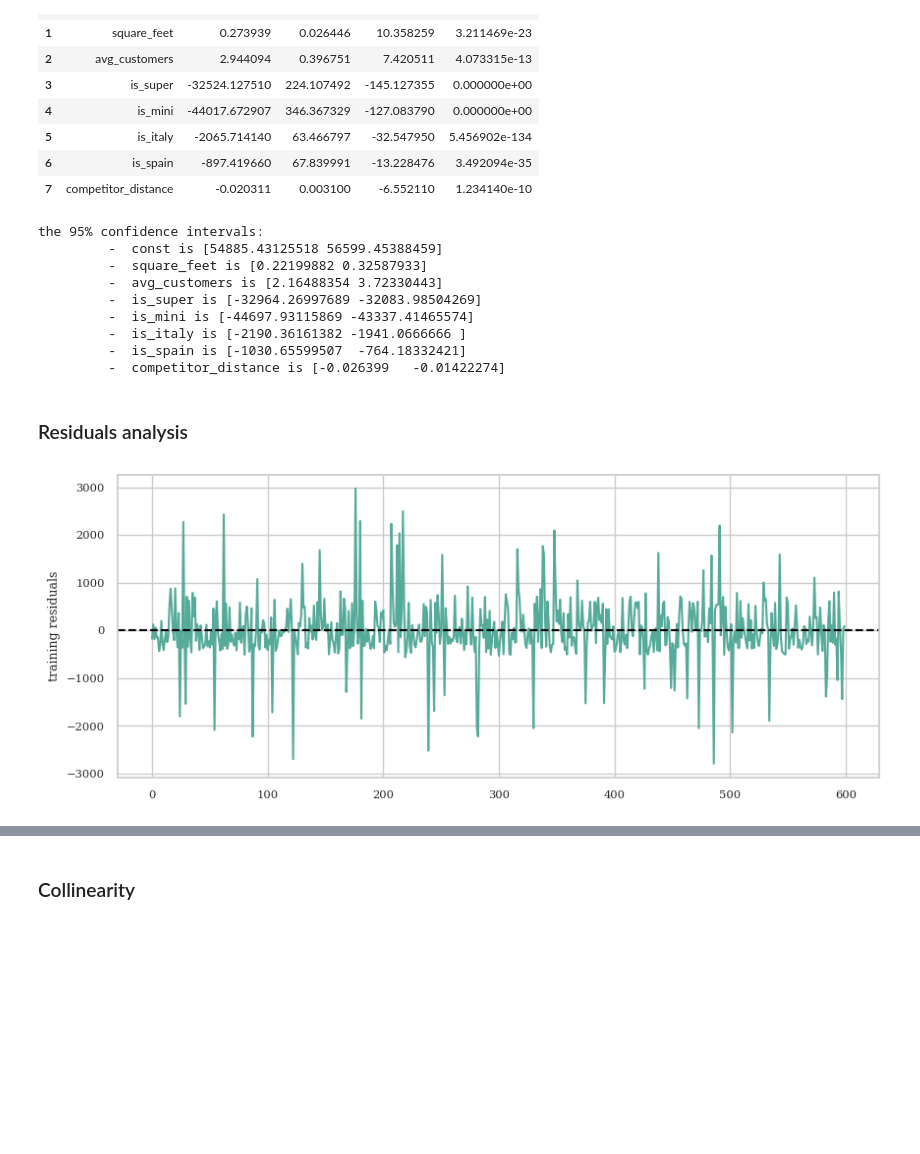
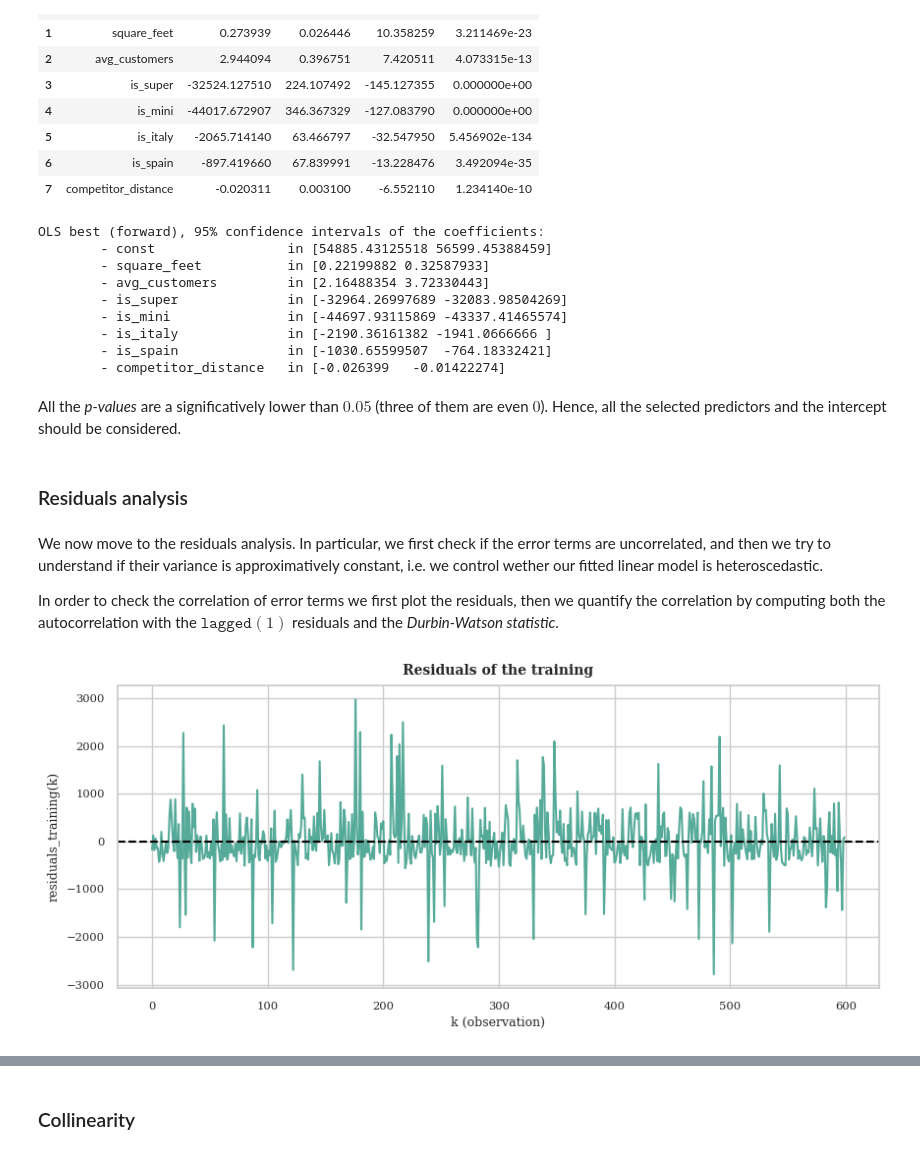
Before and after one commit to caporali/statistical_machine_learning_project, a Jupyter notebook: project_sml.ipynb, the cells around one changed output, grey strips where cells are left out. Drawn from its saved outputs; the diff is of its cells as text; code cells hidden in the pictures; blank space fills up the shorter version.

```diff
--- a/project_sml.ipynb
+++ b/project_sml.ipynb
@@ -987,18 +1033,16 @@ def plot_metrics(metrics, name_variables = "features"):
 # %%
-# model
-model_name = "OLS best linear"
+# model under analysis
+model_name = "OLS best (forward)"
 
-# load the dataset
-X = merged_df.loc[:, merged_df.columns != "sales_amount"]
-y = merged_df["sales_amount"]
-
-# calculate and display the results
+# criteria = method to compare the performance of groups of features
+# training_method = algorithm to perform the linear regression
 criteria = "RSE"
 training_method = "OLS"
-all_best_features, all_best_metrics = forward_selection_v2(training_method, X, y, criteria)
-best_features, best_metrics = report_best_parameters(all_best_features, all_best_metrics, criteria, model_name)
-ols_best_linear_metrics = best_metrics
-plot_metrics(all_best_metrics)
+
+# compute and display the results
+list_best_features, list_best_metrics = forward_selection_v2(training_method, X, y, criteria)
+best_features, best_metrics = report_best_parameters(list_best_features, list_best_metrics, criteria, model_name, verbose = True)
+plot_metrics(list_best_metrics)
 
 # store cv errors
 cv_errors = pd.DataFrame([best_metrics])
@@ -1019,16 +1071,16 @@ abbiamo usato l'RSE perchè ci permetteva di escludere il numero maggiori di var
 # %%
-# split in train and test
-X = merged_df[best_features]
-y = merged_df["sales_amount"]
-X_train, X_test, y_train, y_test = train_test_split(X, y, test_size = 0.2, random_state = 2023)
+# split in train and test (X = X[best_features], y)
+X_train, X_test, y_train, y_test = train_test_split(X[best_features], y, test_size = 0.2, random_state = 2023)
 
-# fit the linear regression model
+# fit (OLS)
 X_train_with_intercept = sm.add_constant(X_train)
 X_test_with_intercept = sm.add_constant(X_test)
 model = sm.OLS(y_train, X_train_with_intercept).fit()
 
-# model accuracy (RSE, R2 and MSE)
+# predict
 y_pred = model.predict(X_test_with_intercept)
+
+# model accuracy
 RSE, R2, MSE = calculate_metrics(y_test, y_pred, p = X_train.shape[1])
-print("test errors:\n\t- RSE:", RSE, "\n\t- R2:", R2, "\n\t- MSE:", MSE)
+print(model_name + ", test metrics:\n\t- RSE =", RSE, "\n\t- R2 =", R2, "\n\t- MSE =", MSE)
 # %% [output]
@@ -1058,35 +1112,44 @@ summary_coeff
 | 6 | is_spain | -897.419660 | 67.839991 | -13.228476 | 3.492094e-35 |
 | 7 | competitor_distance | -0.020311 | 0.003100 | -6.552110 | 1.234140e-10 |
 # %%
-# 95% confidence intervals
-confidence_intervals = model.conf_int(alpha = 0.05)  # 0.05 for a 95% confidence interval
-
-print("the 95% confidence intervals:")
+# report 95% confidence intervals
+confidence_intervals = model.conf_int(alpha = 0.05)
+print(model_name + ", 95% confidence intervals of the coefficients:")
 for index, value in coefficients.items():
-    current_conf_int = confidence_intervals.loc[index].values
-    print("\t - ",index, "is", current_conf_int)
+	current_conf_int = confidence_intervals.loc[index].values
+	print("\t-", index, end = "")
+	print("\t" if (index == "competitor_distance") else "\t\t\t" if (index == "const") else "\t\t", end = "")
+	print("in", current_conf_int)
 # %% [output]
-the 95% confidence intervals:
-         -  const is [54885.43125518 56599.45388459]
-         -  square_feet is [0.22199882 0.32587933]
-         -  avg_customers is [2.16488354 3.72330443]
-         -  is_super is [-32964.26997689 -32083.98504269]
-         -  is_mini is [-44697.93115869 -43337.41465574]
-         -  is_italy is [-2190.36161382 -1941.0666666 ]
-         -  is_spain is [-1030.65599507  -764.18332421]
-         -  competitor_distance is [-0.026399   -0.01422274]
+OLS best (forward), 95% confidence intervals of the coefficients:
+        - const                 in [54885.43125518 56599.45388459]
+        - square_feet           in [0.22199882 0.32587933]
+        - avg_customers         in [2.16488354 3.72330443]
+        - is_super              in [-32964.26997689 -32083.98504269]
+        - is_mini               in [-44697.93115869 -43337.41465574]
+        - is_italy              in [-2190.36161382 -1941.0666666 ]
+        - is_spain              in [-1030.65599507  -764.18332421]
+        - competitor_distance   in [-0.026399   -0.01422274]
+# %% [markdown]
+All the *p-values* are a significatively lower than $0.05$ (three of them are even $0$). Hence, all the selected predictors and the intercept should be considered.
 # %% [markdown]
 ### Residuals analysis
+# %% [markdown]
+We now move to the residuals analysis. In particular, we first check if the error terms are uncorrelated, and then we try to understand if their variance is approximatively constant, i.e. we control wether our fitted linear model is heteroscedastic.
+
+In order to check the correlation of error terms we first plot the residuals, then we quantify the correlation by computing both the autocorrelation with the $\texttt{lagged}(1)$ residuals and the *Durbin-Watson statistic*.
 # %%
+# plot residuals of the training data
 residuals_training = model.resid
-
 plt.figure(figsize = (10, 4))
 fig = sns.lineplot(x = range(0, len(residuals_training)), y = residuals_training)
 fig.axhline(0, linestyle = "--", color = "black")
-plt.ylabel("training residuals")
+plt.title("Residuals of the training", weight = "bold", y = 1.01).set_fontsize("10")
+plt.xlabel("k (observation)")
+plt.ylabel("residuals_training(k)")
 plt.show()
 # %% [output]
-[figure, old version]
+[figure, new version]
 # %%
 # autocorrelation
 lagged_residuals = residuals_training.shift(1)
```
Also changed, not shown: parts of 89 cells of this notebook, 1 other file.
